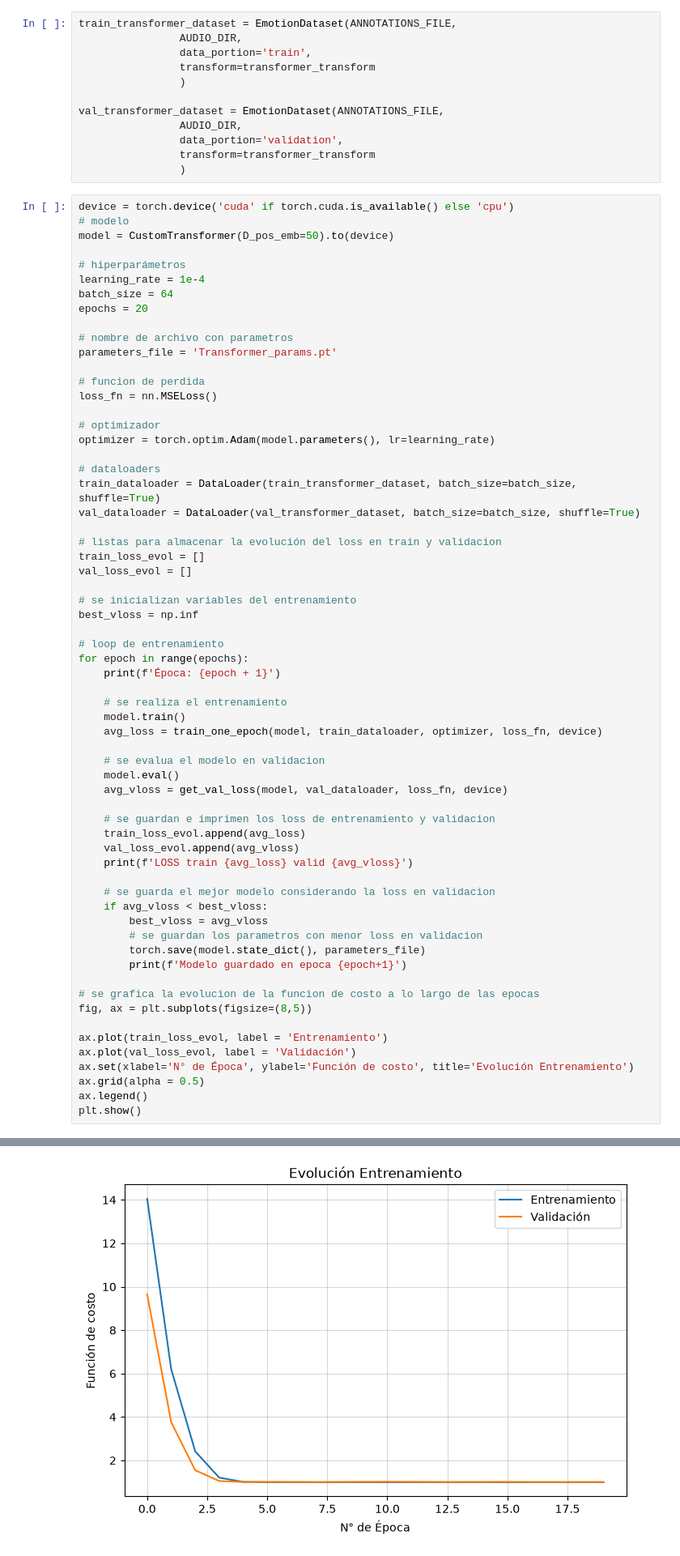
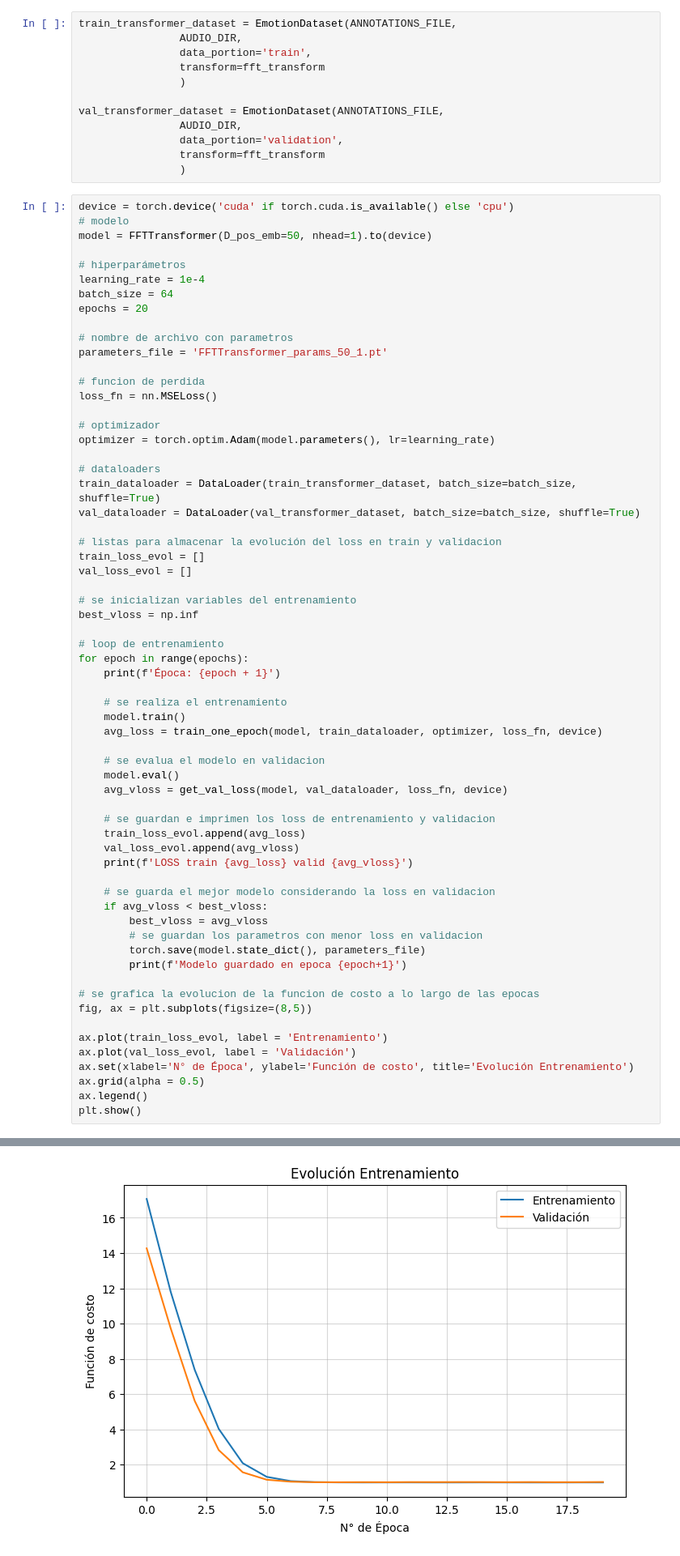
Before and after one commit to SapoPy/t2-SER, a Jupyter notebook: train.ipynb, the cells around one changed output, grey strips where cells are left out. Shown at 81% size. Drawn from its saved outputs; the diff is of its cells as text.

```diff
--- a/train.ipynb
+++ b/train.ipynb
@@ -9,18 +9,18 @@ import matplotlib.pyplot as plt
 train_transformer_dataset = EmotionDataset(ANNOTATIONS_FILE,
                 AUDIO_DIR,
                 data_portion='train',
-                transform=transformer_transform
+                transform=fft_transform
                 )
 
 val_transformer_dataset = EmotionDataset(ANNOTATIONS_FILE,
                 AUDIO_DIR,
                 data_portion='validation',
-                transform=transformer_transform
+                transform=fft_transform
                 )
 # %%
 device = torch.device('cuda' if torch.cuda.is_available() else 'cpu')
 # modelo
-model = CustomTransformer(D_pos_emb=50).to(device)
+model = FFTTransformer(D_pos_emb=50, nhead=1).to(device)
 
 # hiperparámetros
 learning_rate = 1e-4
@@ -28,7 +28,7 @@ batch_size = 64
 epochs = 20
 
 # nombre de archivo con parametros
-parameters_file = 'Transformer_params.pt'
+parameters_file = 'FFTTransformer_params_50_1.pt'
 
 # funcion de perdida
 loss_fn = nn.MSELoss()
@@ -101 +101 @@ LOSS train 0.9936549067497253 valid 1.0068455934524536
-[figure, old version]
+[figure, new version]
```
Also changed, not shown: parts of 2 cells of this notebook, 9 other files.
